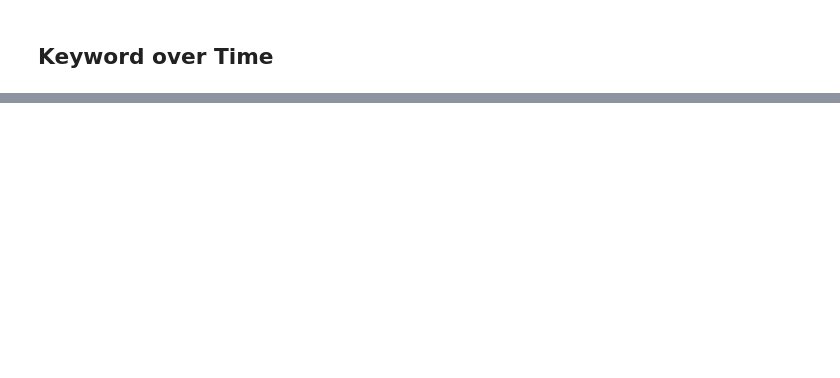
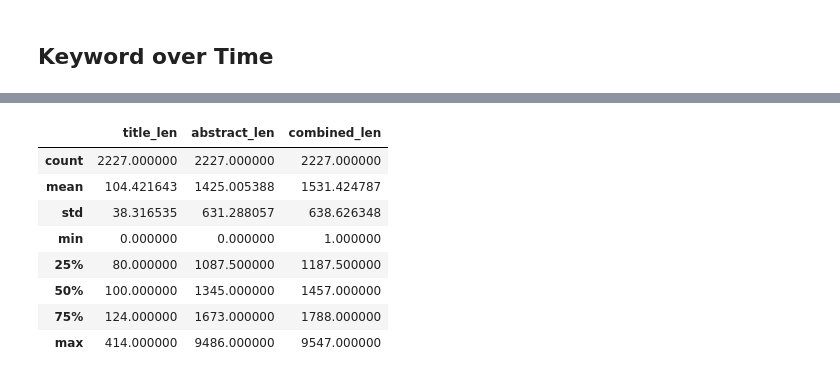
Before and after one commit to namigabbasov/ai-literacy-bibliometric-analysis, a Jupyter notebook: scripts/RQ4_thematic_analysis.ipynb, the cells around one changed output, grey strips where cells are left out. Saved outputs shown, nothing was run; the diff lists cells and outputs as text; code cells hidden in the pictures; blank space fills up the shorter version.

```diff
--- a/scripts/RQ4_thematic_analysis.ipynb
+++ b/scripts/RQ4_thematic_analysis.ipynb
@@ -503,0 +254,12 @@ print("Saved: outputs/topic_models/bertopic_model/")
+# %%
+text_check[["title_len", "abstract_len", "combined_len"]].describe()
+# %% [output]
+|  | title_len | abstract_len | combined_len |
+| count | 2227.000000 | 2227.000000 | 2227.000000 |
+| mean | 104.421643 | 1425.005388 | 1531.424787 |
+| std | 38.316535 | 631.288057 | 638.626348 |
+| min | 0.000000 | 0.000000 | 1.000000 |
+| 25% | 80.000000 | 1087.500000 | 1187.500000 |
+| 50% | 100.000000 | 1345.000000 | 1457.000000 |
+| 75% | 124.000000 | 1673.000000 | 1788.000000 |
+| max | 414.000000 | 9486.000000 | 9547.000000 |
```
Also changed, not shown: parts of 73 cells of this notebook, 58 other files.
